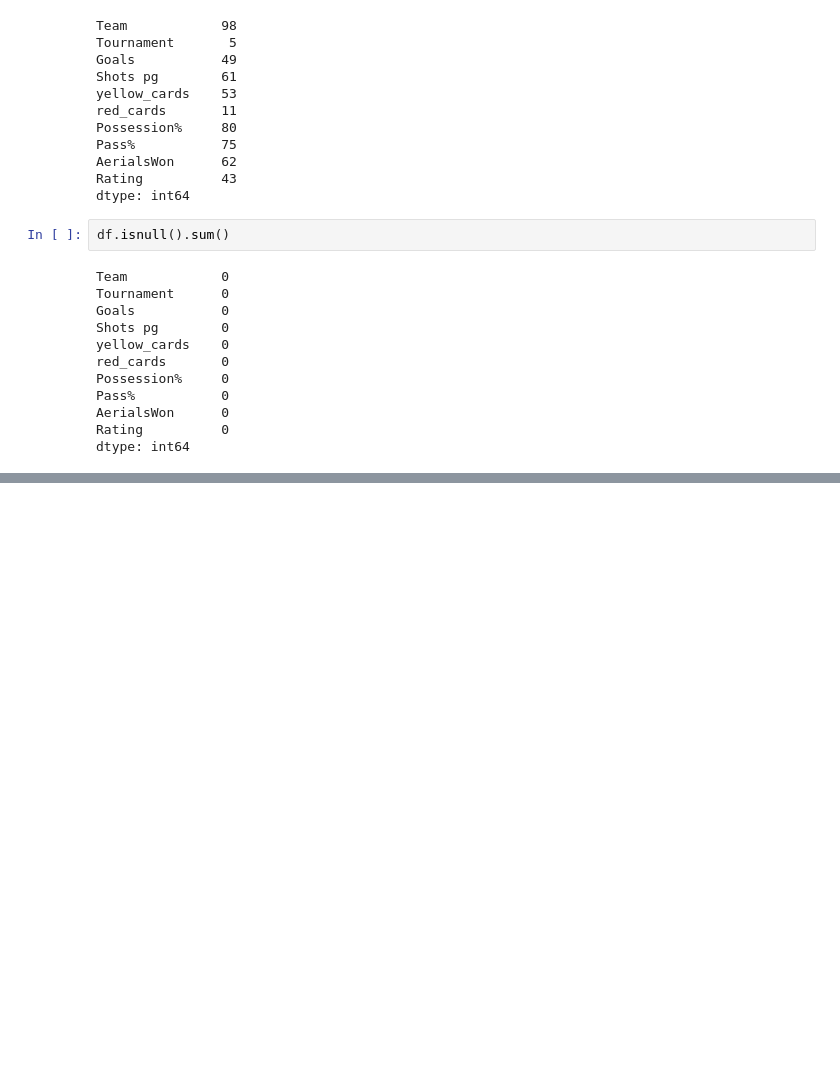
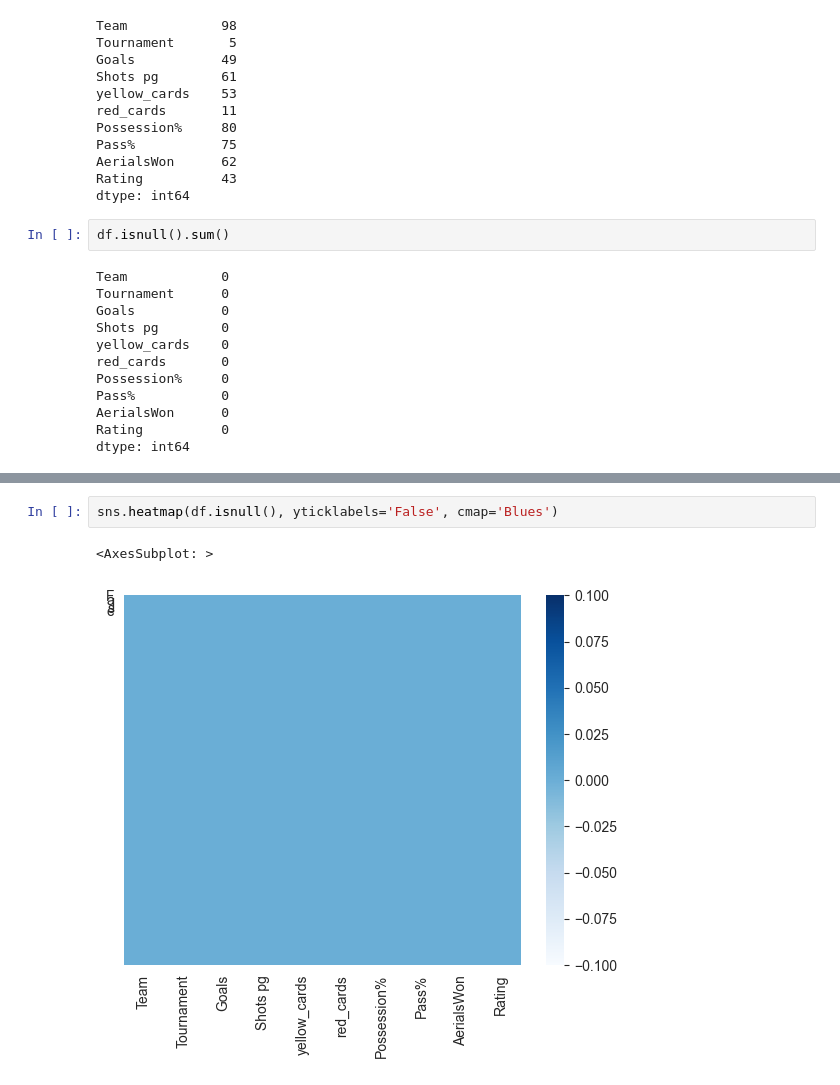
Before and after one commit to pooyanosk1382/Ratings, a Jupyter notebook: Ratings.ipynb, the cells around one changed output, grey strips where cells are left out. Cells and saved outputs as stored; diff of their text form; blank space fills up the shorter version.

```diff
--- a/Ratings.ipynb
+++ b/Ratings.ipynb
@@ -126,0 +133,5 @@ dtype: int64
+# %%
+sns.heatmap(df.isnull(), yticklabels='False', cmap='Blues')
+# %% [output]
+<AxesSubplot: >
+[figure, added]
```
Also changed, not shown: parts of 2 cells of this notebook.
